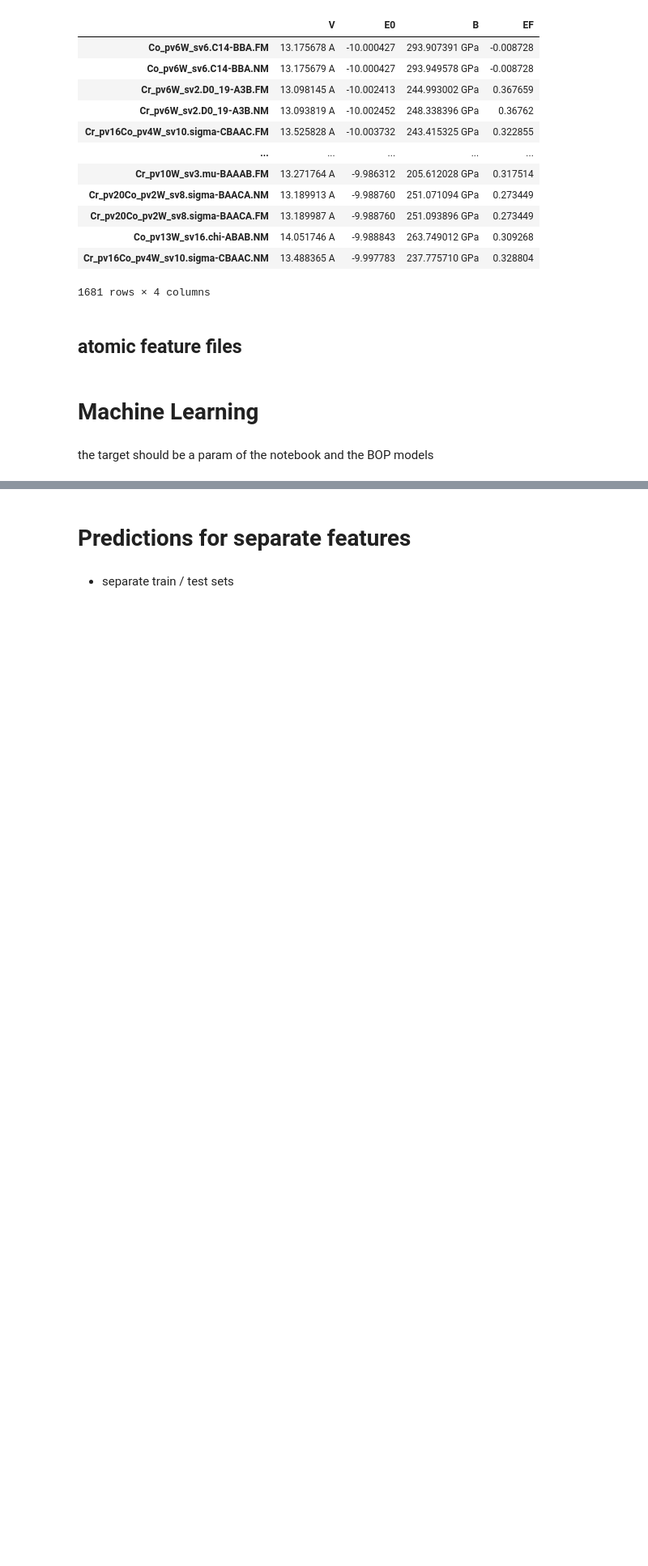
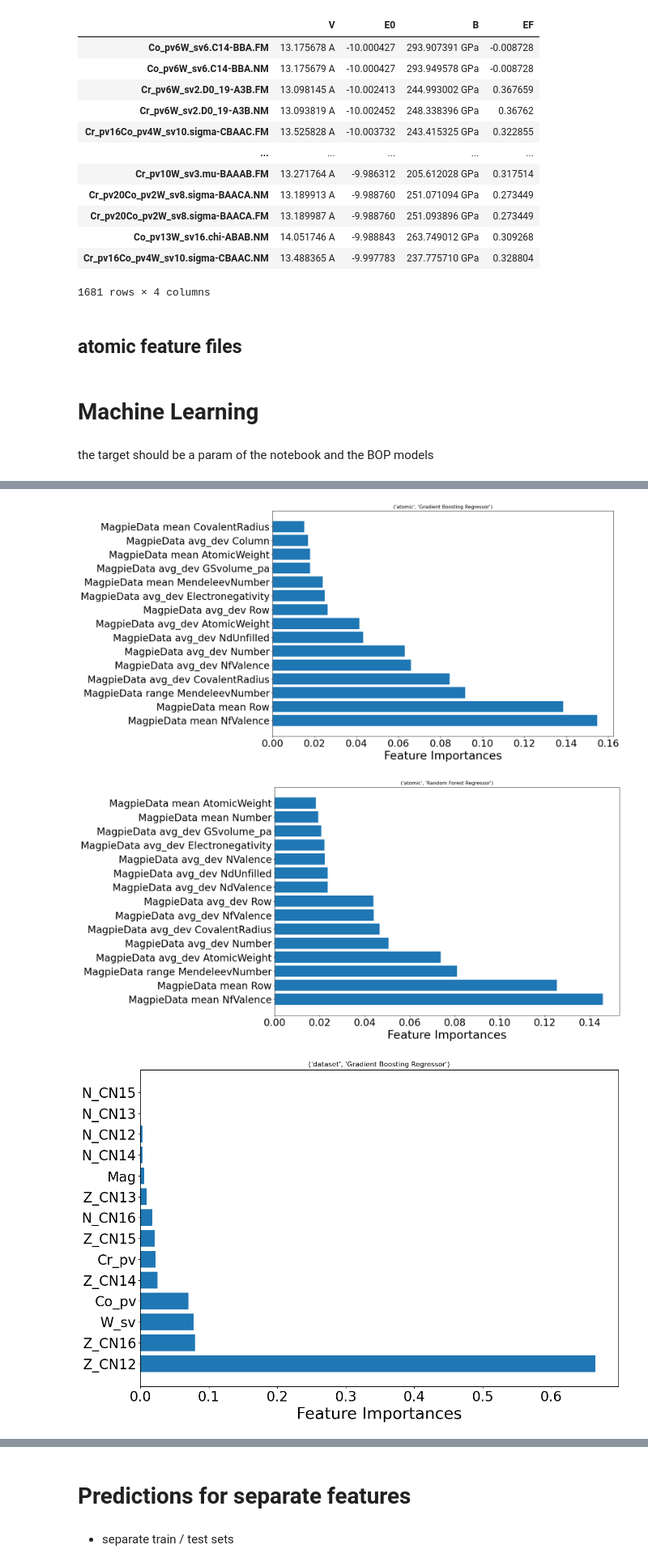
Before and after one commit to AIIMProject/MLFeMoTCPs, a Jupyter notebook: 07_MachineLearn.ipynb, the cells around one changed output, grey strips where cells are left out. Shown at 81% size. Cells and saved outputs as stored; diff of their text form; code cells hidden in the pictures; blank space fills up the shorter version.

```diff
--- a/07_MachineLearn.ipynb
+++ b/07_MachineLearn.ipynb
@@ -121,0 +153,10 @@ RMSE
+# %%
+sortedfeatures={}
+for name, modelname in product(Features.keys(), models.keys()):#('atomic', 'Gradient Boosting Regressor')
+    importances = trainedmodels[(name, modelname)].feature_importances_
+    sorter = np.flip(importances.argsort())
+    sortedfeatures[(name, modelname)] = {'features': trainedmodels[(name, modelname)].feature_names_in_[sorter], 'importances' :  importances[sorter]}
+#    ax = sns.barplot(y=  sortedfeatures[(name, modelname)][:10], x=importances[sorter][:10])
+#    ax.set_xlabel('importance')
+# %%
+dfImportances = pd.DataFrame.from_dict(sortedfeatures, orient='index')
@@ -121,0 +177,10 @@ RMSE
+# %%
+for index, (featlist, importancelist) in dfImportances.iterrows():
+    fig, ax = plt.subplots()
+    ax.barh(featlist[:nfeatures], importancelist[:nfeatures])
+    ax.set_title(index)
+    ax.set_xlabel('Feature Importances')
+# %% [output]
+[figure, added]
+[figure, added]
+[figure, added]
```
Also changed, not shown: parts of 15 cells of this notebook.
